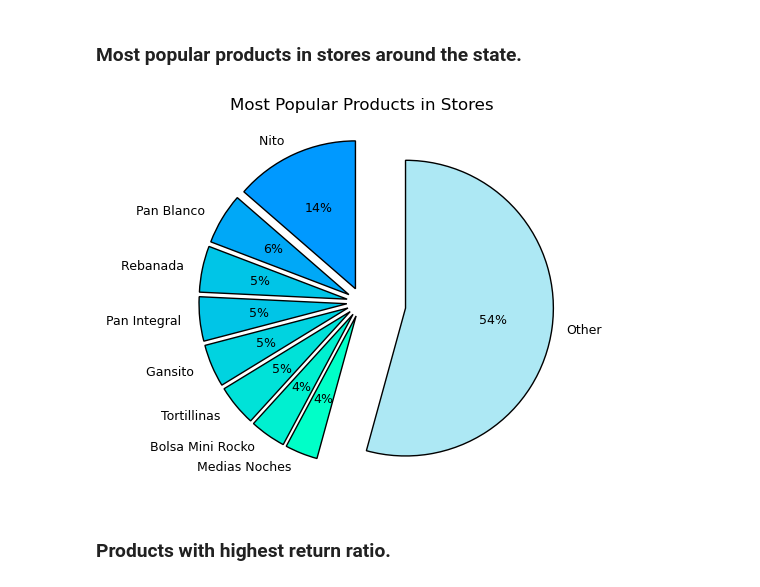
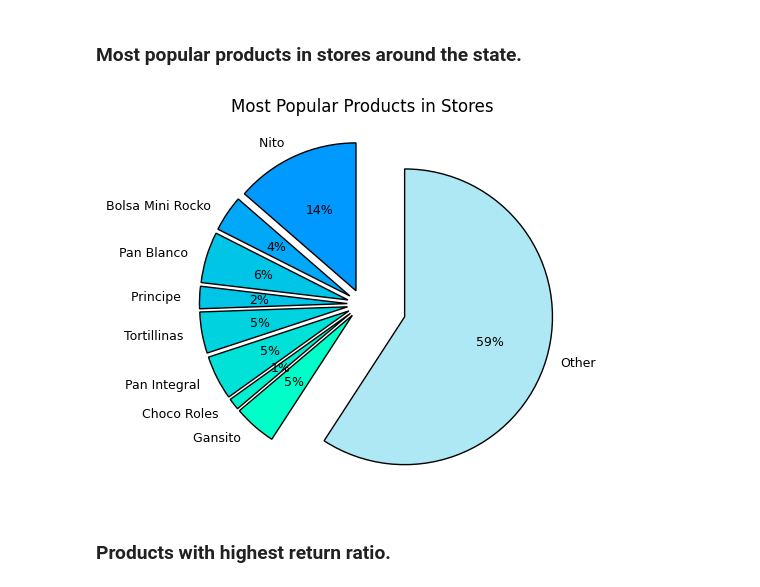
Before and after one commit to SimplySanti/FilRouge_Bimbo_Inventory, a Jupyter notebook: exploratory_analysis.ipynb, the cells around one changed output. Drawn from its saved outputs; the diff is of its cells as text; code cells hidden in the pictures.

```diff
--- a/exploratory_analysis.ipynb
+++ b/exploratory_analysis.ipynb
@@ -209,27 +209,27 @@ The proportion of returns made by Big Stores is the same as the returns made by
 # %%
 top = 8
 
 product_df = df[['client_type','product_category','unit_sales','unit_return']]
 product_df = product_df[product_df['client_type'].isin(['Big Store','Small Store','Medium Store'])]
-product_df = product_df.groupby('product_category').sum().sort_values(by='unit_sales',ascending=False)
+product_df = product_df.groupby('product_category').sum().sort_values(by='unit_return',ascending=False)
 product_df = product_df.T
 other_products = product_df.iloc[:,top:].sum(axis=1)
 product_df = product_df.iloc[:,:top]
 product_df['Other'] = other_products
 product_df= product_df.T
 
 
 plt.pie(product_df['unit_sales'],labels=product_df.index,autopct='%1.0f%%', startangle=90,\
         explode=[0.1,0.1,0.1,0.1,0.1,0.1,0.1,0.1,.3],colors=['#0099ff','#00a8f7','#00c5e7','#00c5e7','#00d3e0','#00e2d8','#00f0d0','#00ffc8','#ade8f4']\
         ,wedgeprops={"edgecolor":"k",'linewidth': 1, 'linestyle': 'solid', 'antialiased': True},
         textprops={'fontsize': 9, 'color': 'k'}
 )
 
 plt.title('Most Popular Products in Stores',fontsize=12)
 
 plt.show()
 # %% [output]
-[figure, old version]
+[figure, new version]
 # %% [markdown]
 ### Products with highest return ratio.
 # %%
```
Also changed, not shown: parts of 15 cells of this notebook.
